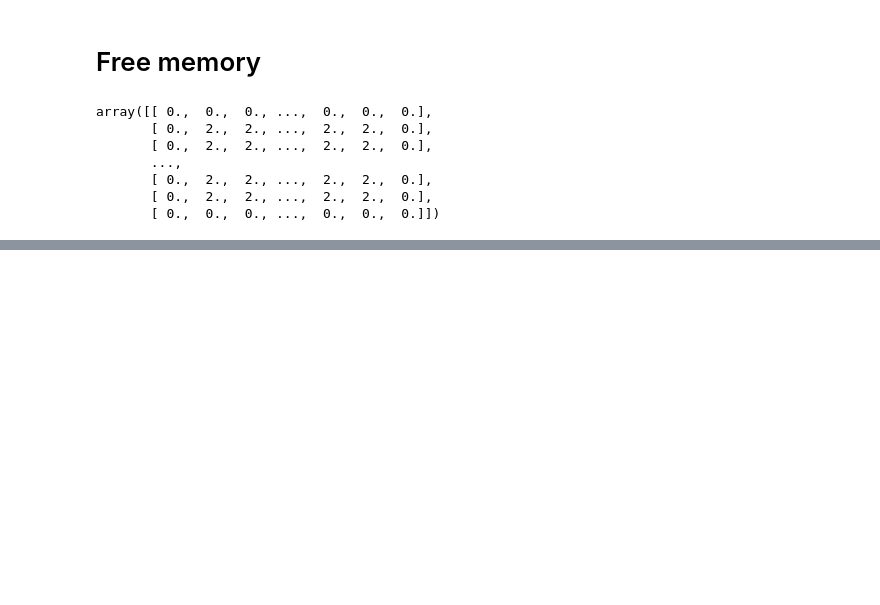
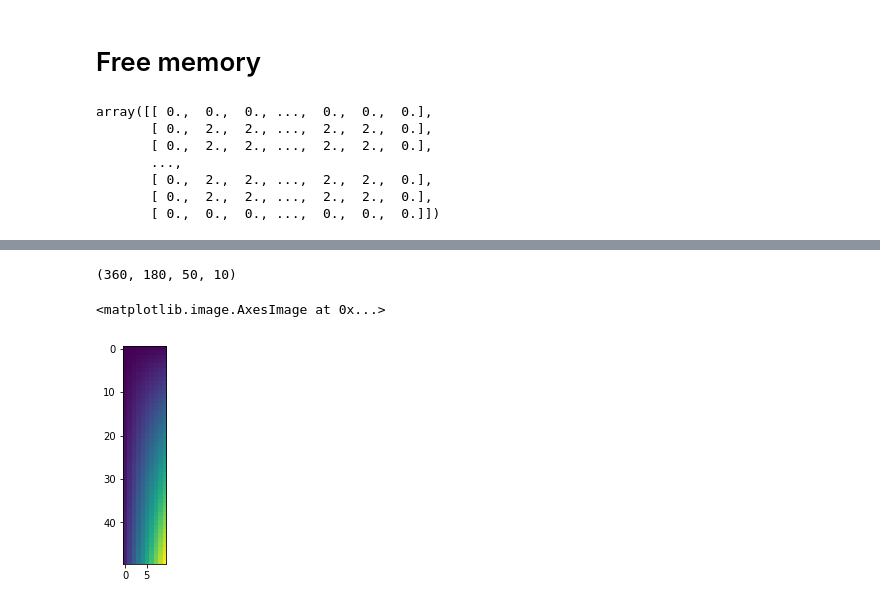
Before and after one commit to JiaweiZhuang/xESMF, a Jupyter notebook: examples/test_backend.ipynb, the cells around one changed output, grey strips where cells are left out. Saved outputs shown, nothing was run; the diff lists cells and outputs as text; code cells hidden in the pictures; blank space fills up the shorter version.

Commit message:
test broadcasting

```diff
--- a/examples/test_backend.ipynb
+++ b/examples/test_backend.ipynb
@@ -131,0 +136,4 @@ array([[ 0.,  0.,  0., ...,  0.,  0.,  0.],
+# %%
+%%time
+regrid_4D = xeb.esmf_regrid_build(sourcegrid, dstgrid,
+                                  'bilinear', extra_dims=extra_dims)
@@ -131,0 +143,5 @@ array([[ 0.,  0.,  0., ...,  0.,  0.,  0.],
+# %%
+# add time and level coordinates
+ds_in.coords['time'] = np.arange(1, extra_dims[1]+1)
+ds_in.coords['lev'] = np.arange(1, extra_dims[0]+1)
+ds_in
@@ -131,0 +162,4 @@ array([[ 0.,  0.,  0., ...,  0.,  0.,  0.],
+# %%
+# let it increases linearly with time and lev to test broadcasting
+ds_in['data4D'] = ds_in['time'] * ds_in['lev'] * ds_in['data2']
+ds_in # extra_dims needs to be reverted, since we will pass tranpose
@@ -131,0 +181,3 @@ array([[ 0.,  0.,  0., ...,  0.,  0.,  0.],
+# %%
+%%time
+outdata_4D = xeb.esmf_regrid_apply(regrid_4D, ds_in['data4D'].values.T)
@@ -131,0 +187,9 @@ array([[ 0.,  0.,  0., ...,  0.,  0.,  0.],
+# %%
+outdata_4D.shape
+# %% [output]
+(360, 180, 50, 10)
+# %%
+plt.imshow(outdata_4D.mean(axis=(0,1)))
+# %% [output]
+<matplotlib.image.AxesImage at 0x...>
+[figure, added]
```
Also changed, not shown: parts of 7 cells of this notebook.
